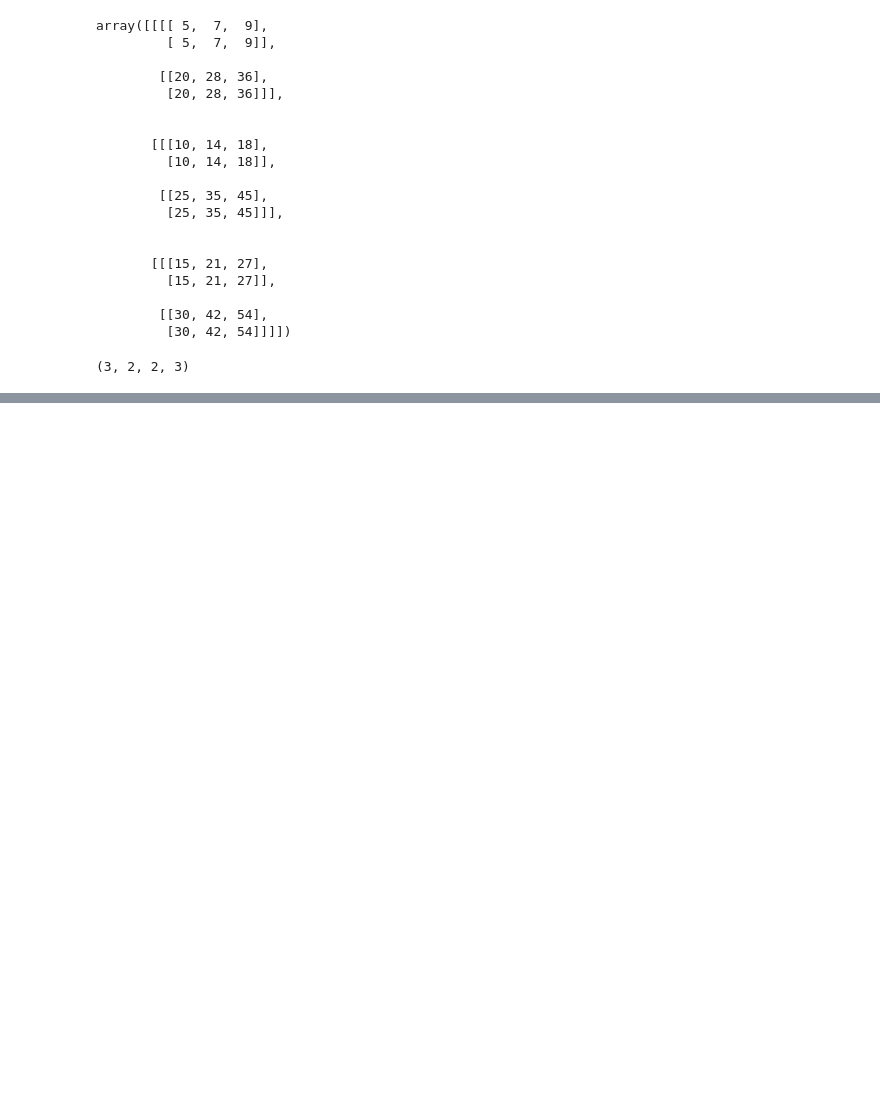
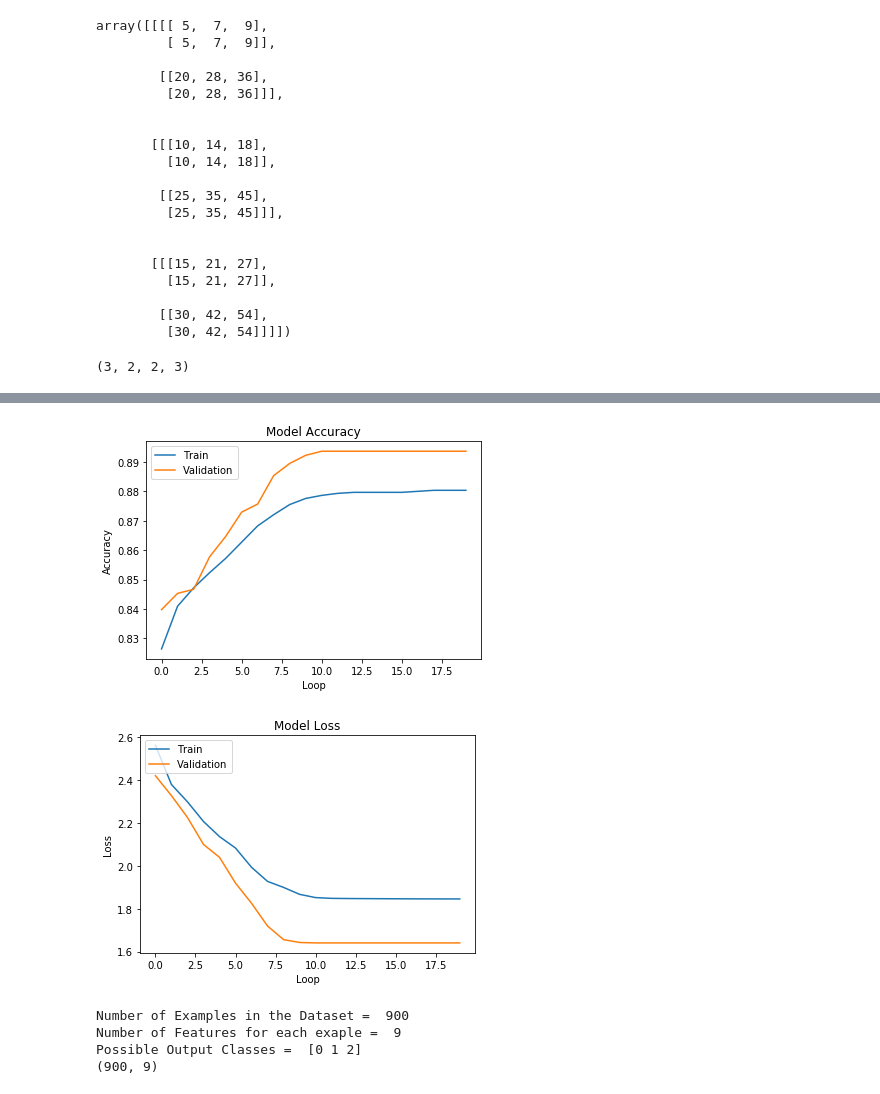
Before and after one commit to timebe00/PyLSJ, a Jupyter notebook: Untitled4.ipynb, the cells around one changed output, grey strips where cells are left out. Drawn from its saved outputs; the diff is of its cells as text; code cells hidden in the pictures; blank space fills up the shorter version.

```diff
--- a/Untitled4.ipynb
+++ b/Untitled4.ipynb
@@ -194,0 +439,11 @@ mat3.shape
+# %%
+import pandas as pd
+
+feats = pd.read_csv(
+    'Applied-Deep-Learning-with-Keras/Lesson02/bank_data_feats.csv',
+    index_col = 0
+)
+target = pd.read_csv(
+    'Applied-Deep-Learning-with-Keras/Lesson02/bank_data_target.csv',
+    index_col = 0
+)
@@ -194,0 +484,21 @@ mat3.shape
+# %%
+import matplotlib.pyplot as plt
+
+plt.plot(history.history['accuracy'])
+plt.plot(history.history['val_accuracy'])
+plt.title('Model Accuracy')
+plt.ylabel('Accuracy')
+plt.xlabel('Loop')
+plt.legend(['Train', 'Validation'], loc='upper left')
+plt.show()
+
+plt.plot(history.history['loss'])
+plt.plot(history.history['val_loss'])
+plt.title('Model Loss')
+plt.ylabel('Loss')
+plt.xlabel('Loop')
+plt.legend(['Train', 'Validation'], loc='upper left')
+plt.show()
+# %% [output]
+[figure, added]
+[figure, added]
@@ -194,0 +507,16 @@ mat3.shape
+# %%
+# 분류 시뮬레이션 데이터 생성
+import numpy
+from sklearn.datasets import make_classification
+X, y = make_classification(n_samples = 900, n_features = 9, n_informative = 3, n_classes = 3)
+
+# 데이터 세트 크기 출력
+print("Number of Examples in the Dataset = ", X.shape[0])
+print("Number of Features for each exaple = ", X.shape[1])
+print("Possible Output Classes = ", numpy.unique(y))
+print(X.shape)
+# %% [output]
+Number of Examples in the Dataset =  900
+Number of Features for each exaple =  9
+Possible Output Classes =  [0 1 2]
+(900, 9)
```
Also changed, not shown: parts of 35 cells of this notebook, 3 other files.
